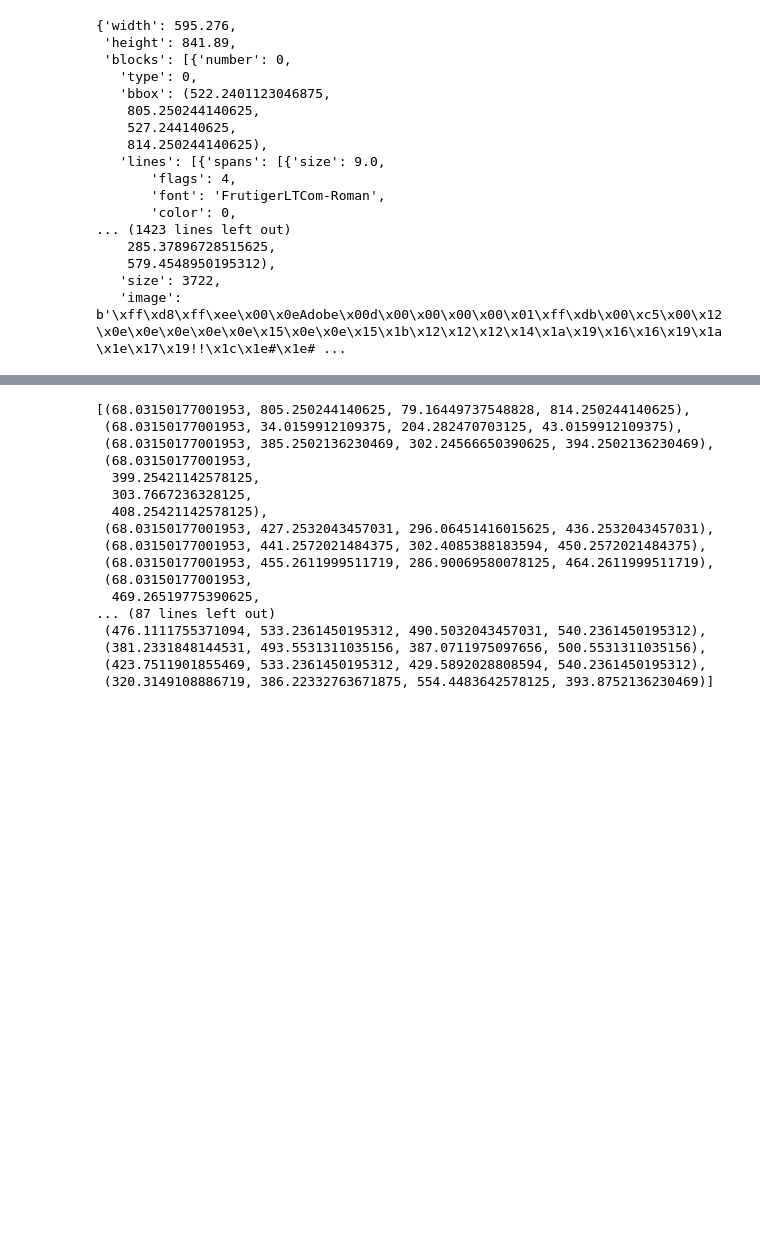
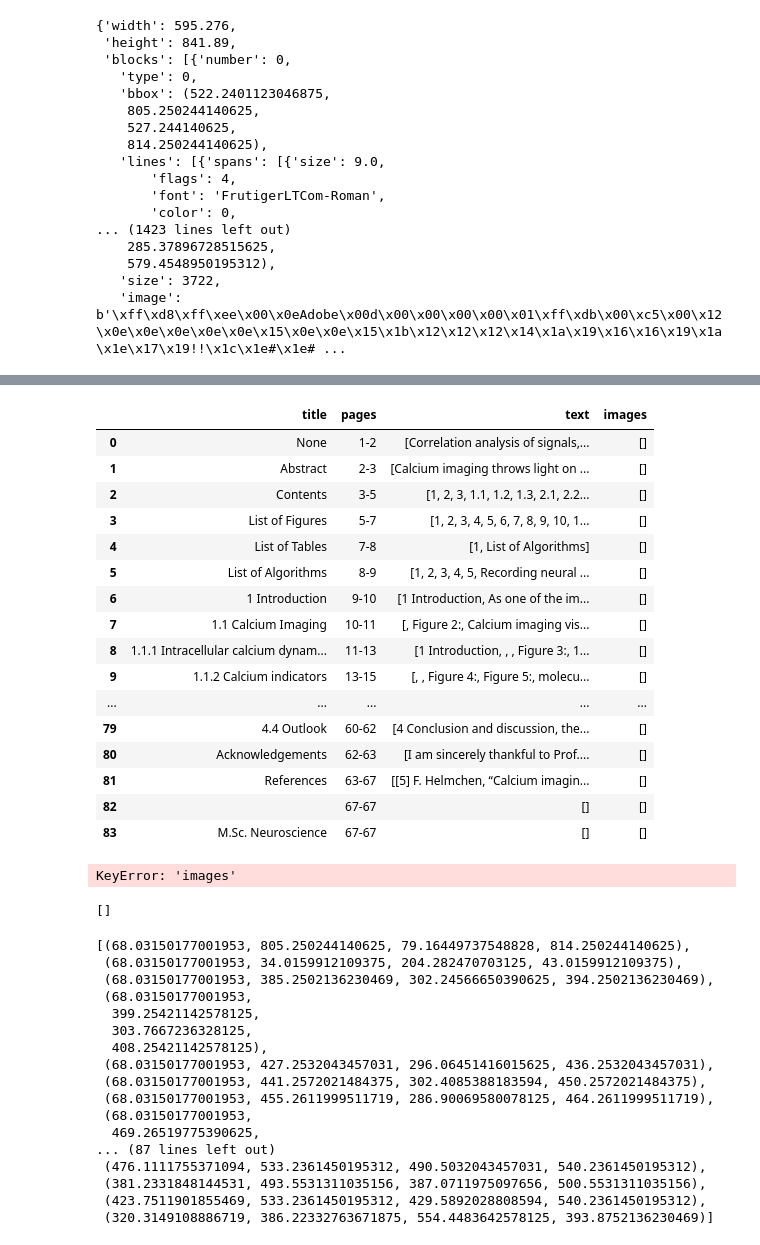
Before and after one commit to mjoudy/pdf_parsing, a Jupyter notebook: multi-frame.ipynb, the cells around one changed output, grey strips where cells are left out. Drawn from its saved outputs; the diff is of its cells as text; code cells hidden in the pictures; blank space fills up the shorter version.

```diff
--- a/multi-frame.ipynb
+++ b/multi-frame.ipynb
@@ -228,0 +279,40 @@ a = make_master_list(doc)
+# %%
+doc_list = make_master_list(doc)
+
+parts_list = []
+part_text = []
+
+index = 0
+start_page = 0
+title = None
+while index < len(doc_list):
+    item = doc_list[index]
+    next_item = doc_list[index+1] if index+1 < len(doc_list) else None
+    #index starts from 0 but len() counts from 1
+    if item['title'] == True:
+        title = item["text"]
+        start_page = item["page"]
+        if next_item["title"]:
+            end_page = next_item["page"]
+            part_dict = {
+                'title': title,
+                'pages': f'{start_page + 1}-{end_page + 1}',
+                'text': part_text,
+                'images': item["image"]
+            }
+            parts_list.append(part_dict)
+            part_text = []
+    else:
+        part_text.append(item["text"])
+        if next_item is not None and next_item['title'] == True:
+            end_page = next_item["page"]
+            part_dict = {
+                'title': title,
+                'pages': f'{start_page + 1}-{end_page + 1}',
+                'text': part_text,
+                'images': item["image"]
+            }
+            parts_list.append(part_dict)
+            part_text = []
+    #print(index)
+    index += 1
@@ -294,3 +404,34 @@ parts_list
+# %%
+pd.set_option('display.max_colwidth', 1000)
+pd.set_option('display.max_rows', 1000)
+pd.DataFrame(parts_list)
+# %% [output]
+|  | title | pages | text | images |
+| 0 | None | 1-2 | [Correlation analysis of signals,... | [] |
+| 1 | Abstract | 2-3 | [Calcium imaging throws light on ... | [] |
+| 2 | Contents | 3-5 | [1, 2, 3, 1.1, 1.2, 1.3, 2.1, 2.2... | [] |
+| 3 | List of Figures | 5-7 | [1, 2, 3, 4, 5, 6, 7, 8, 9, 10, 1... | [] |
+| 4 | List of Tables | 7-8 | [1, List of Algorithms] | [] |
+| 5 | List of Algorithms | 8-9 | [1, 2, 3, 4, 5, Recording neural ... | [] |
+| 6 | 1 Introduction | 9-10 | [1 Introduction, As one of the im... | [] |
+| 7 | 1.1 Calcium Imaging | 10-11 | [, Figure 2:, Calcium imaging vis... | [] |
+| 8 | 1.1.1 Intracellular calcium dynam... | 11-13 | [1 Introduction, , , Figure 3:, 1... | [] |
+| 9 | 1.1.2 Calcium indicators | 13-15 | [, , Figure 4:, Figure 5:, molecu... | [] |
+| ... | ... | ... | ... | ... |
+| 79 | 4.4 Outlook | 60-62 | [4 Conclusion and discussion, the... | [] |
+| 80 | Acknowledgements | 62-63 | [I am sincerely thankful to Prof.... | [] |
+| 81 | References | 63-67 | [[5] F. Helmchen, “Calcium imagin... | [] |
+| 82 |  | 67-67 | [] | [] |
+| 83 | M.Sc. Neuroscience | 67-67 | [] | [] |
+# %%
+result = [part for part in a if part['images']]
+result
+# %% [output]
+KeyError: 'images'
+# %%
+result
+# %% [output]
+[]
 # %%
 rect_test
 # %% [output]
```
Also changed, not shown: parts of 10 cells of this notebook.
